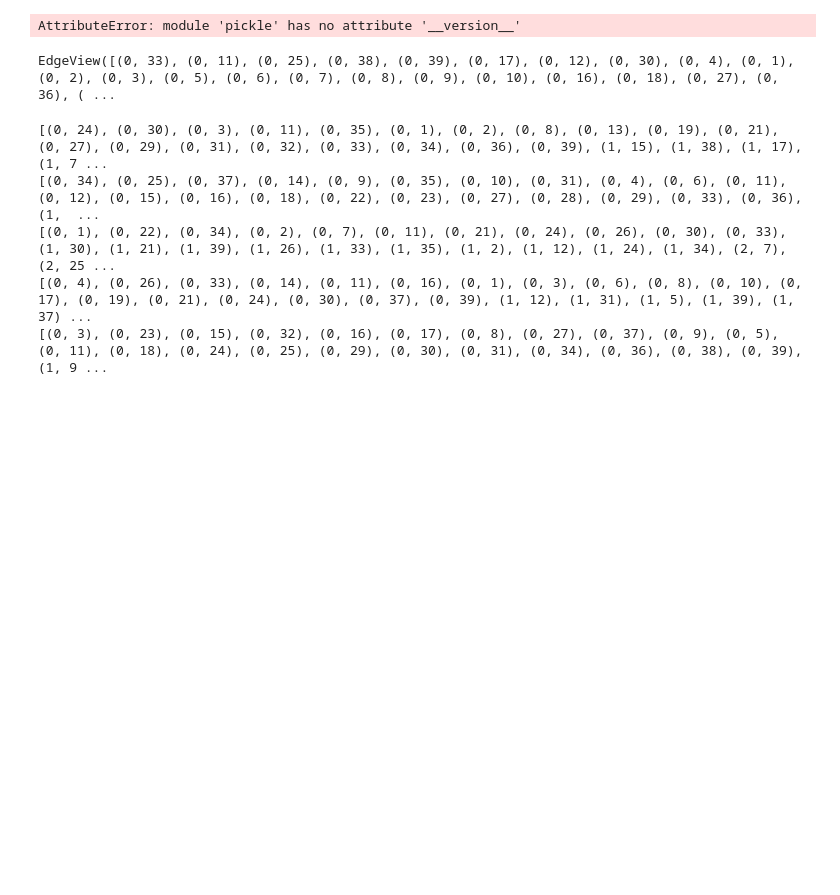
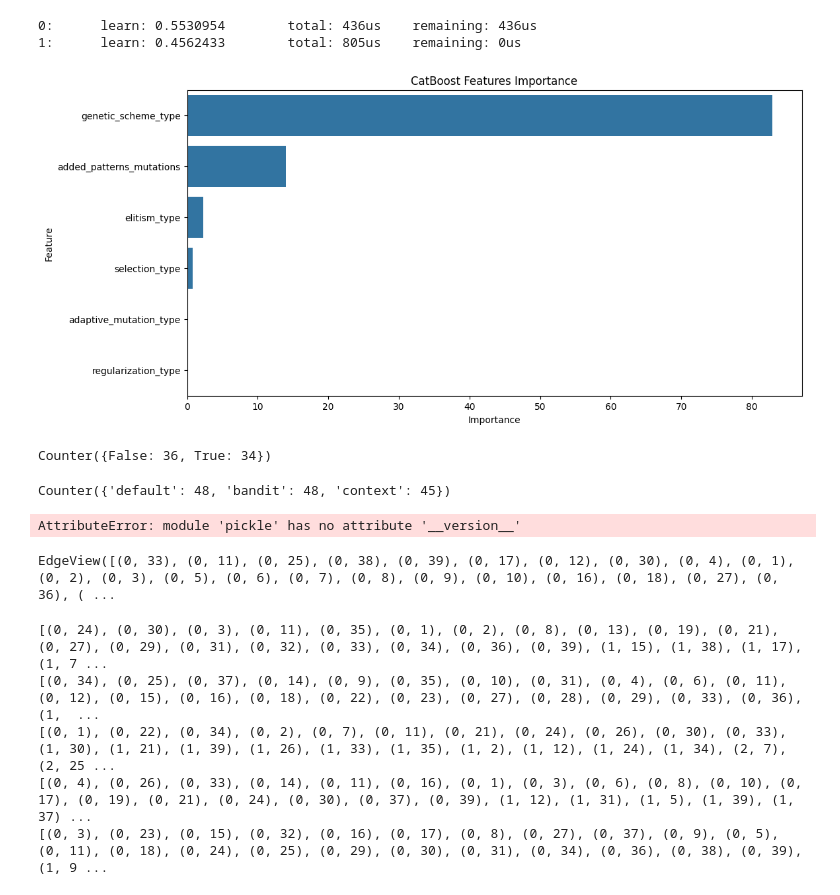
Before and after one commit to aimclub/GOLEM, a Jupyter notebook: examples/synthetic_graph_evolution/analysis.ipynb, the cells around one changed output. Cells and saved outputs as stored; diff of their text form; code cells hidden in the pictures; blank space fills up the shorter version.

Commit message:
analysis of golem parameters

```diff
--- a/examples/synthetic_graph_evolution/analysis.ipynb
+++ b/examples/synthetic_graph_evolution/analysis.ipynb
@@ -6,0 +30,7 @@ import numpy as np
+# %%
+df_0 = df[(df['actual_cl']>0.14) & (df['actual_cl']<=0.16)]
+df_1 = df[(df['actual_cl']>0.16) & (df['actual_cl']<=0.20)]
+df_2 = df[(df['actual_cl']>0.20) & (df['actual_cl']<=0.21)]
+df_3 = df[(df['actual_cl']>0.21) & (df['actual_cl']<=0.22)]
+df_4 = df[(df['actual_cl']>0.22) & (df['actual_cl']<=0.23)]
+df_5 = df[(df['actual_cl']>0.23) & (df['actual_cl']<=0.24)]
@@ -7,3 +131,54 @@ import numpy as np
+# %%
+from catboost import CatBoostClassifier, Pool
+
+# initialize data
+train_data = X
+
+train_labels = y
+
+test_data = catboost_pool = Pool(train_data,
+                                 train_labels)
+
+model = CatBoostClassifier(iterations=2,
+                           depth=2,
+                           learning_rate=1,
+                           loss_function='MultiClass',
+                           verbose=True)
+# train the model
+model.fit(train_data, train_labels)
+# make the prediction using the resulting model
+
+feature_importance = model.feature_importances_
+# %% [output]
+0:      learn: 0.5530954        total: 436us    remaining: 436us
+1:      learn: 0.4562433        total: 805us    remaining: 0us
+# %%
+feature_importances = model.get_feature_importance()
+# Assuming your dataset features are in a DataFrame `df`
+feature_names = ['adaptive_mutation_type', 'added_patterns_mutations', 'selection_type','elitism_type','regularization_type','genetic_scheme_type']
+
+importance_df = pd.DataFrame({'Feature': feature_names, 'Importance': feature_importances})
+importance_df = importance_df.sort_values(by='Importance', ascending=False)
+import matplotlib.pyplot as plt
+import seaborn as sns
+
+plt.figure(figsize=(12, 6))
+sns.barplot(x="Importance", y="Feature", data=importance_df)
+plt.title('CatBoost Features Importance')
+plt.show()
+# %% [output]
+[figure, added]
+# %%
+import collections
+
+collections.Counter(df_0[df_0['genetic_scheme_type']=='parameter_free']['added_patterns_mutations'].tolist())
+# %% [output]
+Counter({False: 36, True: 34})
+# %%
+collections.Counter(df_0['adaptive_mutation_type'].tolist())
+#collections.Counter(df_5[df_5['genetic_scheme_type']=='generational']['added_patterns_mutations'].tolist())
+# %% [output]
+Counter({'default': 48, 'bandit': 48, 'context': 45})
 # %%
 import pickle
 import numpy as np
```
Also changed, not shown: parts of 7 cells of this notebook, 7 other files.
